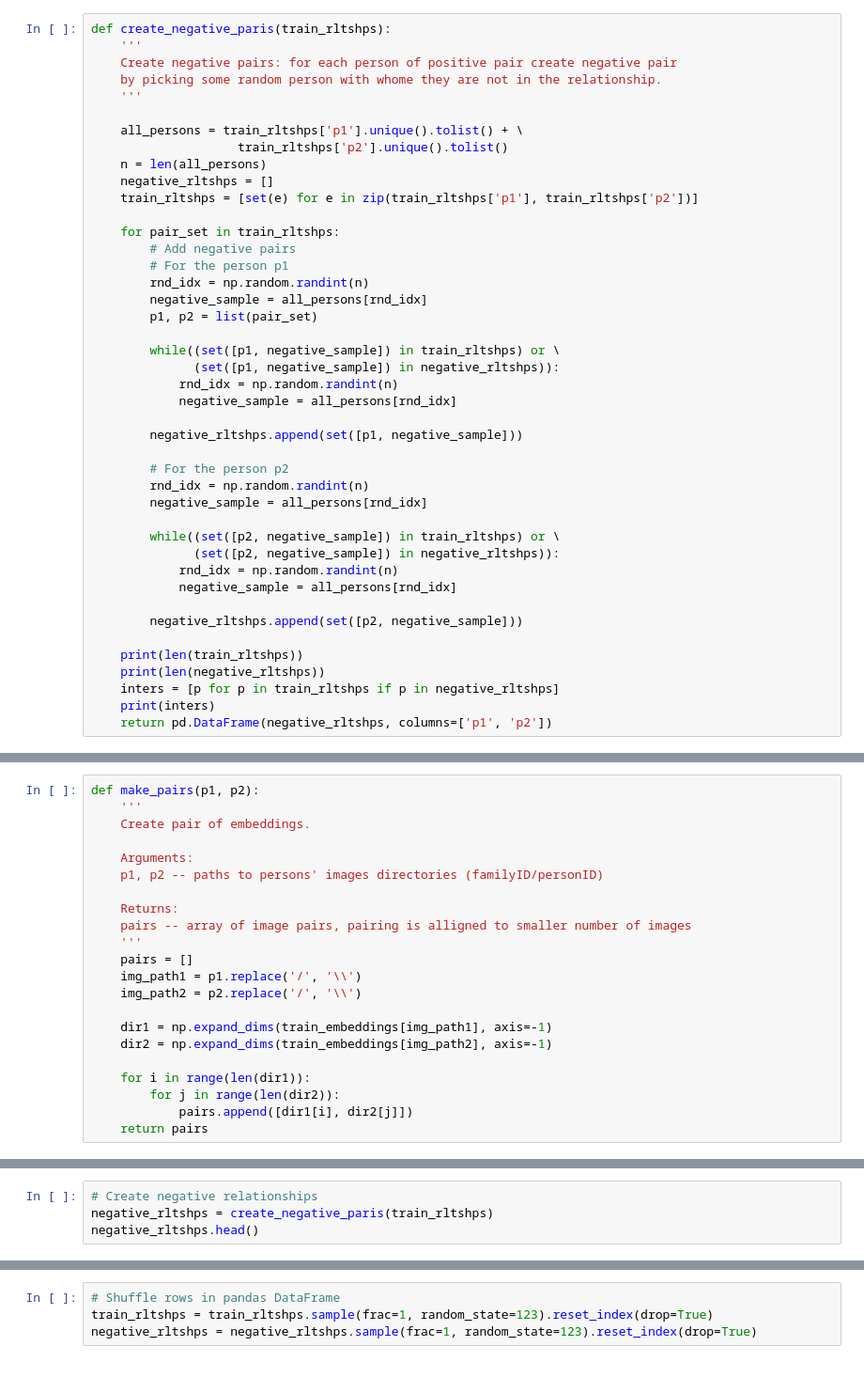
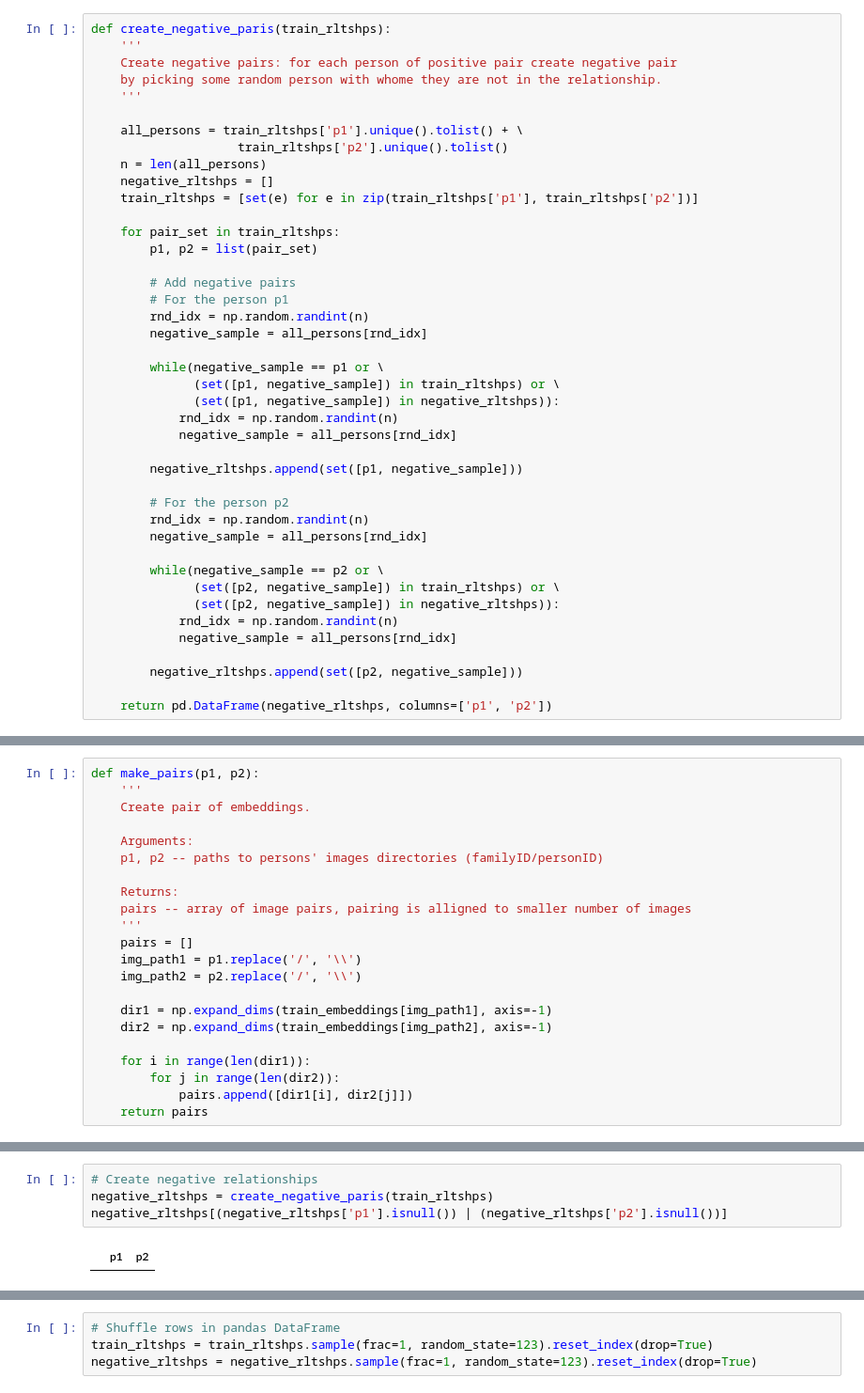
Before and after one commit to djordjened92/recognizing-faces, a Jupyter notebook: Model.ipynb, the cells around one changed output, grey strips where cells are left out. Shown at 94% size. Cells and saved outputs as stored; diff of their text form.

Commit message:
Fix negative samples generating

```diff
--- a/Model.ipynb
+++ b/Model.ipynb
@@ -67,13 +70,15 @@ def create_negative_paris(train_rltshps):
     train_rltshps = [set(e) for e in zip(train_rltshps['p1'], train_rltshps['p2'])]
 
     for pair_set in train_rltshps:
+        p1, p2 = list(pair_set)
+
         # Add negative pairs
         # For the person p1
         rnd_idx = np.random.randint(n)
         negative_sample = all_persons[rnd_idx]
-        p1, p2 = list(pair_set)
 
-        while((set([p1, negative_sample]) in train_rltshps) or \
+        while(negative_sample == p1 or \
+              (set([p1, negative_sample]) in train_rltshps) or \
               (set([p1, negative_sample]) in negative_rltshps)):
             rnd_idx = np.random.randint(n)
             negative_sample = all_persons[rnd_idx]
@@ -84,15 +89,12 @@ def create_negative_paris(train_rltshps):
         rnd_idx = np.random.randint(n)
         negative_sample = all_persons[rnd_idx]
 
-        while((set([p2, negative_sample]) in train_rltshps) or \
+        while(negative_sample == p2 or \
+              (set([p2, negative_sample]) in train_rltshps) or \
               (set([p2, negative_sample]) in negative_rltshps)):
             rnd_idx = np.random.randint(n)
             negative_sample = all_persons[rnd_idx]
 
         negative_rltshps.append(set([p2, negative_sample]))
 
-    print(len(train_rltshps))
-    print(len(negative_rltshps))
-    inters = [p for p in train_rltshps if p in negative_rltshps]
-    print(inters)
     return pd.DataFrame(negative_rltshps, columns=['p1', 'p2'])
@@ -153,6 +160,8 @@ train_rltshps.head()
 # %%
 # Create negative relationships
 negative_rltshps = create_negative_paris(train_rltshps)
-negative_rltshps.head()
+negative_rltshps[(negative_rltshps['p1'].isnull()) | (negative_rltshps['p2'].isnull())]
+# %% [output]
+|  | p1 | p2 |
 # %%
 len(train_rltshps.index)
```
Also changed, not shown: parts of 12 cells of this notebook.
